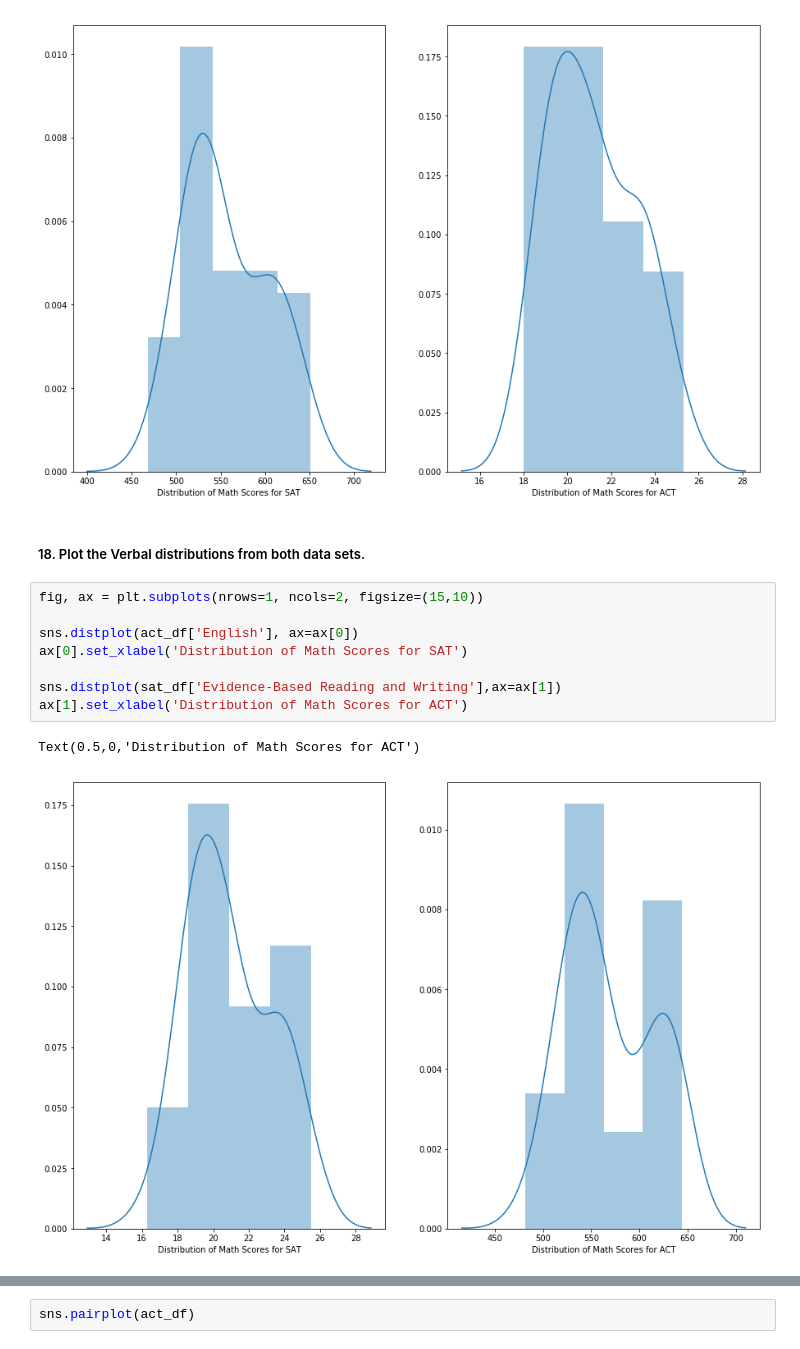
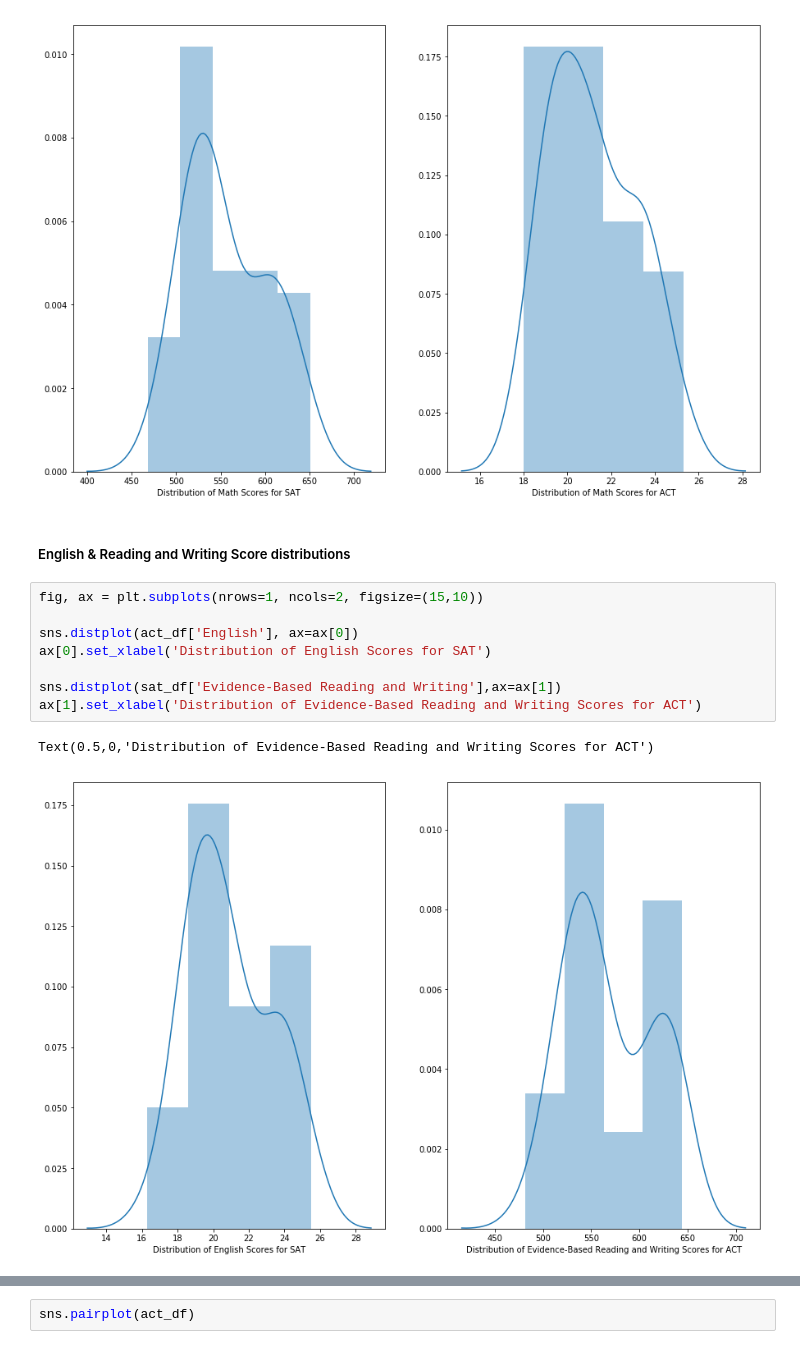
Before and after one commit to jtimdwyer/test-scores, a Jupyter notebook: test_scores.ipynb, the cells around one changed output, grey strips where cells are left out. Saved outputs shown, nothing was run; the diff lists cells and outputs as text.

```diff
--- a/test_scores.ipynb
+++ b/test_scores.ipynb
@@ -450,16 +429,16 @@ ax[1].set_xlabel('Distribution of Math Scores for ACT')
 # %% [output]
 Text(0.5,0,'Distribution of Math Scores for ACT')
 [figure]
-# %% [markdown]
-##### 18. Plot the Verbal distributions from both data sets.
+# %% [markdown]
+##### English & Reading and Writing Score distributions
 # %%
 fig, ax = plt.subplots(nrows=1, ncols=2, figsize=(15,10))
 
 sns.distplot(act_df['English'], ax=ax[0])
-ax[0].set_xlabel('Distribution of Math Scores for SAT')
+ax[0].set_xlabel('Distribution of English Scores for SAT')
 
 sns.distplot(sat_df['Evidence-Based Reading and Writing'],ax=ax[1])
-ax[1].set_xlabel('Distribution of Math Scores for ACT')
+ax[1].set_xlabel('Distribution of Evidence-Based Reading and Writing Scores for ACT')
 # %% [output]
-Text(0.5,0,'Distribution of Math Scores for ACT')
+Text(0.5,0,'Distribution of Evidence-Based Reading and Writing Scores for ACT')
-[figure, old version]
+[figure, new version]
```
Also changed, not shown: parts of 102 cells of this notebook, 4 other files.
